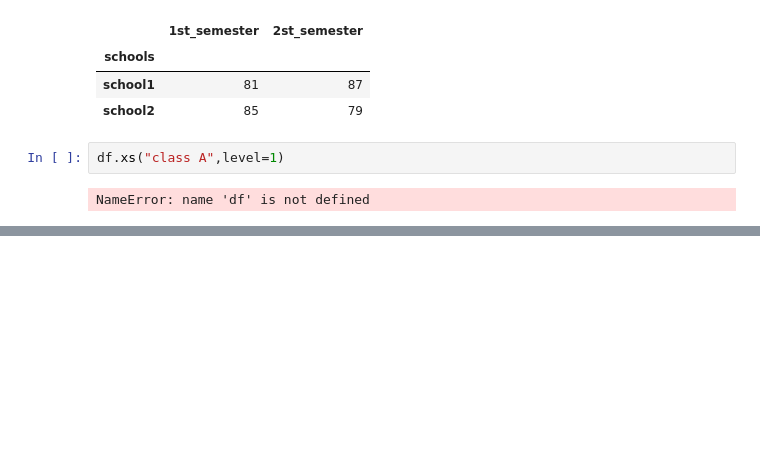
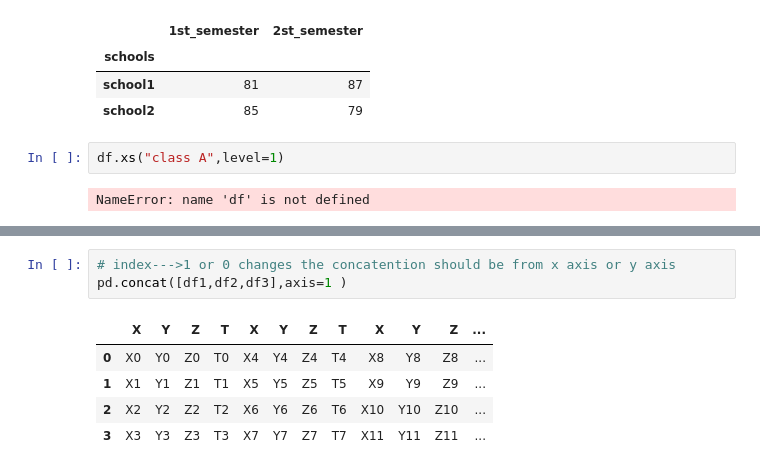
Before and after one commit to chshahid119/data-science-notes, a Jupyter notebook: Complete data science OakAcademy/Shahid Notes/pandas notebook/pandas01.ipynb, the cells around one changed output, grey strips where cells are left out. Cells and saved outputs as stored; diff of their text form; blank space fills up the shorter version.

```diff
--- a/Complete data science OakAcademy/Shahid Notes/pandas notebook/pandas01.ipynb
+++ b/Complete data science OakAcademy/Shahid Notes/pandas notebook/pandas01.ipynb
@@ -1993,0 +2062,9 @@ NameError: name 'df' is not defined
+# %%
+# index--->1 or 0 changes the concatention should be from x axis or y axis
+pd.concat([df1,df2,df3],axis=1 )
+# %% [output]
+|  | X | Y | Z | T | X | Y | Z | T | X | Y | Z | ... |
+| 0 | X0 | Y0 | Z0 | T0 | X4 | Y4 | Z4 | T4 | X8 | Y8 | Z8 | ... |
+| 1 | X1 | Y1 | Z1 | T1 | X5 | Y5 | Z5 | T5 | X9 | Y9 | Z9 | ... |
+| 2 | X2 | Y2 | Z2 | T2 | X6 | Y6 | Z6 | T6 | X10 | Y10 | Z10 | ... |
+| 3 | X3 | Y3 | Z3 | T3 | X7 | Y7 | Z7 | T7 | X11 | Y11 | Z11 | ... |
```
Also changed, not shown: parts of 61 cells of this notebook.
